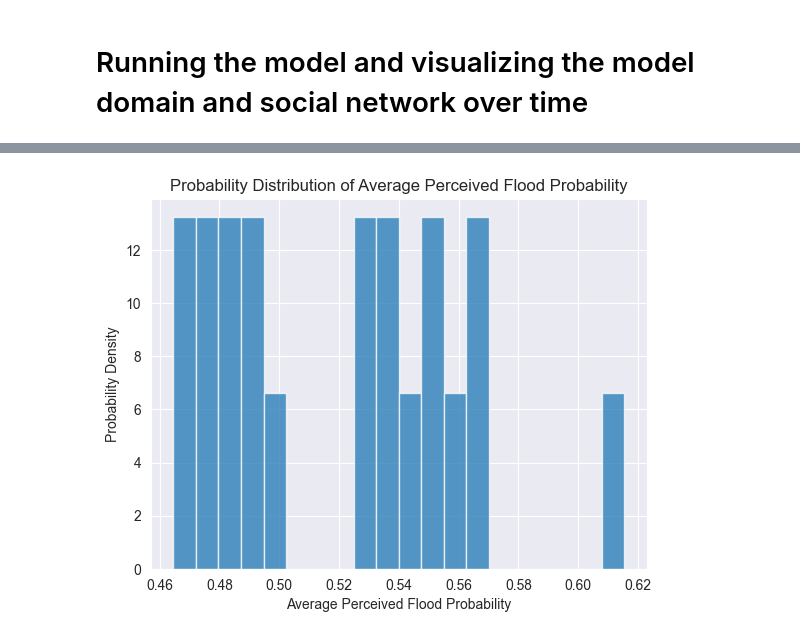
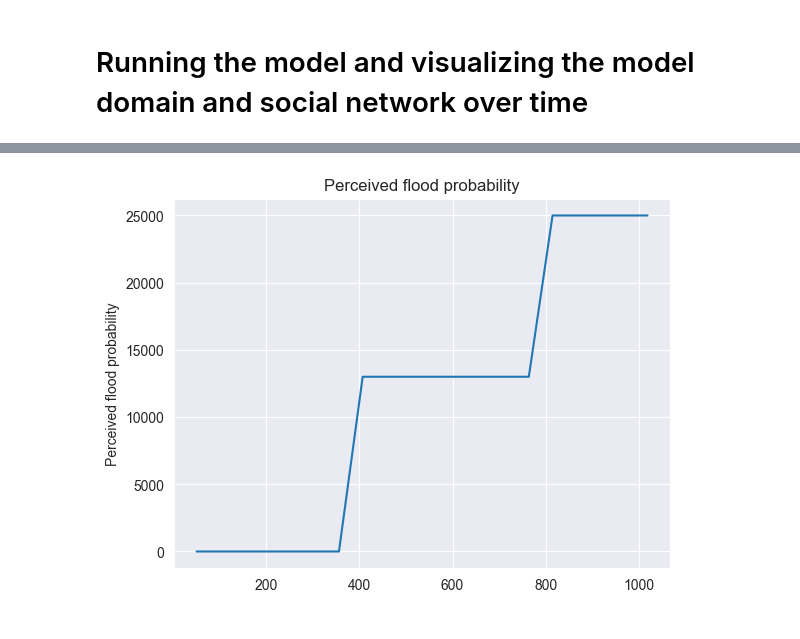
Before and after one commit to ElizeBr/ABM-Flood-adaptation-assignment, a Jupyter notebook: model/demo.ipynb, the cells around one changed output, grey strips where cells are left out. Saved outputs shown, nothing was run; the diff lists cells and outputs as text; code cells hidden in the pictures.

```diff
--- a/model/demo.ipynb
+++ b/model/demo.ipynb
@@ -154,8 +166,7 @@ plt.show()
-# %%
-plt.hist(model.average_perceived_flood_probability_over_time, bins=20, density=True, alpha=0.75)
-plt.xlabel('Average Perceived Flood Probability')
-plt.ylabel('Probability Density')
-plt.title('Probability Distribution of Average Perceived Flood Probability')
-plt.show()
-# %% [output]
-[figure, removed]
+# %%
+agent_data = model.datacollector.get_agent_vars_dataframe()
+perceived_flood_probability = agent_data['FinedTotal'].values
+g = sns.lineplot(data=perceived_flood_probability)
+g.set(title="Perceived flood probability", ylabel="Perceived flood probability");
+# %% [output]
+[figure, added]
```
Also changed, not shown: parts of 8 cells of this notebook, 1 other file.
